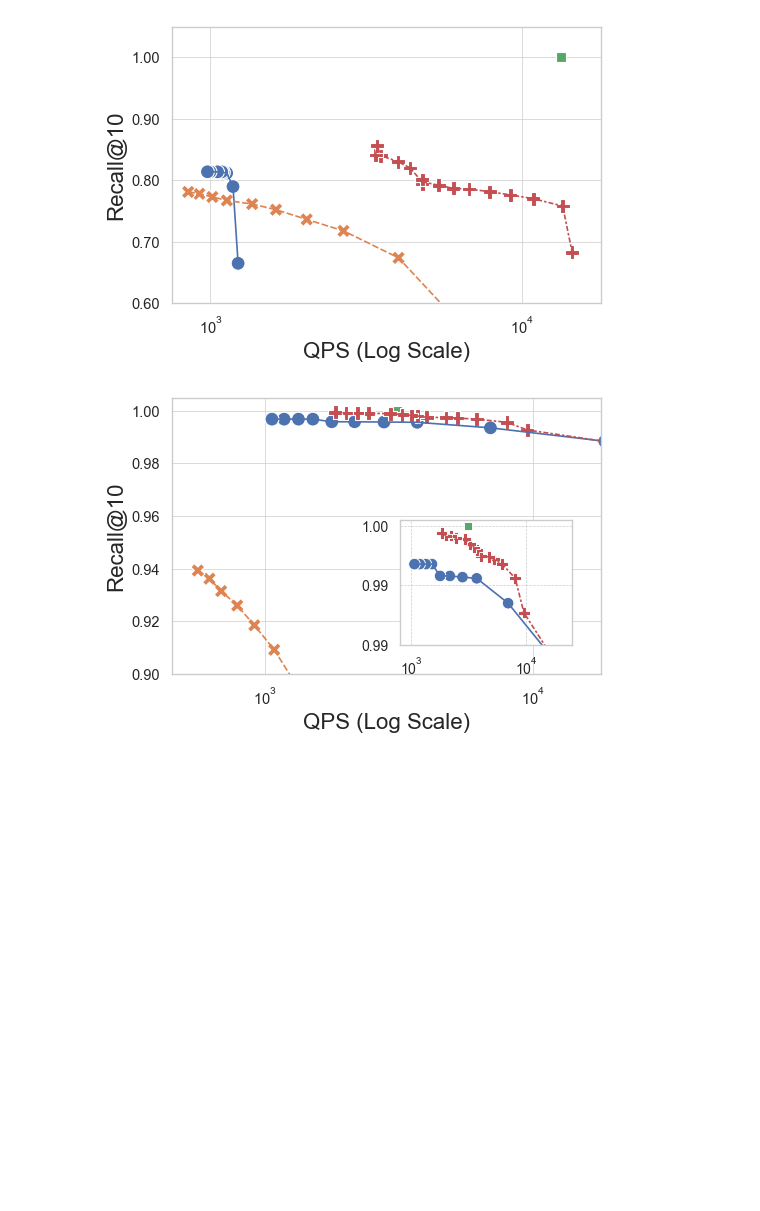
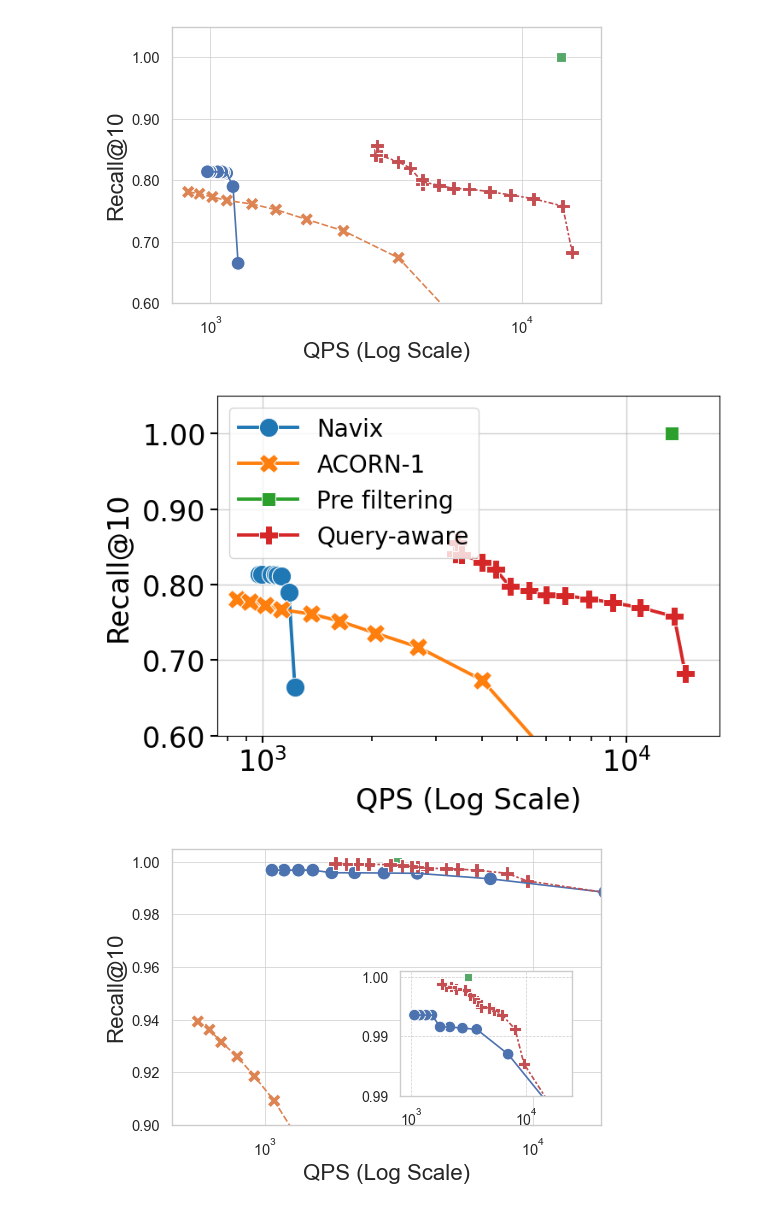
Before and after one commit to AdeelAslamSoton/QueryAwareIndexing, a Jupyter notebook: hnswlib/examples/notebooks/Result.ipynb, the cells around one changed output. Drawn from its saved outputs; the diff is of its cells as text; code cells hidden in the pictures; blank space fills up the shorter version.

```diff
--- a/hnswlib/examples/cpp/Result.ipynb
+++ b/hnswlib/examples/notebooks/Result.ipynb
@@ -706,6 +706,95 @@ plt.tight_layout()
 plt.show()
 # %% [output]
 [figure]
+# %%
+# PAPER Correlation 10 (Improved for consistency with TripClick plots)
+import pandas as pd
+import matplotlib.pyplot as plt
+import seaborn as sns
+from matplotlib.ticker import LogFormatterMathtext
+
+# --- Data Flattening ---
+def flatten_schemes(schemes):
+    rows = []
+    for category, metrics in schemes.items():
+        for value, time, recall in zip(metrics["Value"], metrics["Time"], metrics["Recall"]):
+            rows.append({"Category": category, "Value": value, "Time": time, "Recall": recall})
+    return pd.DataFrame(rows)
+
+# --- Data ---
+schemes = {
+   "Navix": {
+        "Value": [20, 80, 140, 200, 260, 320, 380, 440, 500, 560],
+        "Time": [1226.5, 1181.1, 1127.8, 1127.1, 1098.6, 1098.6, 1086.6, 1053.6, 996.7, 977.7],
+        "Recall": [0.6646, 0.7895, 0.8115, 0.8115, 0.8125, 0.8125, 0.8135, 0.8135, 0.8136, 0.8136]
+    },
+    "ACORN-1": {
+        "Value": [20, 80, 140, 200, 260, 320, 380, 440, 500, 560],
+        "Time": [8403.36, 4016.06, 2673.8, 2036.66, 1623.38, 1360.54, 1128.67, 1014.2, 920.81, 848.176],
+        "Recall": [0.4989, 0.6735, 0.7174, 0.736, 0.7519, 0.7611, 0.7669, 0.7726, 0.7778, 0.7808]
+    },
+    "Pre filtering": {
+        "Value": [20],
+        "Time": [13333.33],
+        "Recall": [1]
+    },
+    "Query-aware": {
+        "Value": [20, 80, 140, 200, 260, 320, 380, 440, 500, 560, 700, 900, 1100, 1300, 1500],
+        "Time": [14492.75, 13513.51, 10869.57, 9174.31, 7874.02, 6756.76, 6024.10, 5405.41, 4784.69,
+                 4784.69, 4366.81, 4000.00, 3521.13, 3389.83, 3424.66],
+        "Recall": [0.6826, 0.7578, 0.7698, 0.776, 0.7812, 0.7856, 0.7865, 0.7917, 0.7936,
+                   0.801, 0.82, 0.83, 0.84, 0.841, 0.856]
+    }
+}
+
+df = flatten_schemes(schemes)
+
+# --- Styling (matching TripClick figure) ---
+LABEL_FONTSIZE = 24
+TICK_FONTSIZE = 24
+LEGEND_FONTSIZE = 20
+LINE_WIDTH = 2.8
+MARKER_SIZE = 16
+
+# --- Figure ---
+fig, ax = plt.subplots(figsize=(7.5, 5.2))
+
+# --- Lineplot + Scatter for markers ---
+sns.lineplot(
+    data=df, x="Time", y="Recall", hue="Category", style="Category",
+    linewidth=LINE_WIDTH, markers=True, markersize=MARKER_SIZE, dashes=False, ax=ax
+)
+
+# --- Axes Formatting ---
+ax.set_xscale("log")
+ax.set_xlabel("QPS (Log Scale)", fontsize=LABEL_FONTSIZE, labelpad=8)
+ax.set_ylabel("Recall@10", fontsize=LABEL_FONTSIZE, labelpad=8)
+ax.set_ylim(0.60, 1.05)
+ax.set_xlim(750, 1.8e4)
+ax.grid(True, which='major', linestyle="-", linewidth=1.0, alpha=0.6)
+
+# --- Ticks ---
+ax.tick_params(axis='both', which='major', labelsize=TICK_FONTSIZE, width=1.5, length=6)
+ax.tick_params(axis='both', which='minor', width=1.2, length=4)
+ax.xaxis.set_major_formatter(LogFormatterMathtext(base=10))
+ax.yaxis.set_major_formatter(plt.FuncFormatter(lambda y, _: f'{y:.2f}'))
+
+# --- Legend (same style as upper plot) ---
+ax.legend(
+    loc="upper left",
+    fontsize=LEGEND_FONTSIZE,
+    title_fontsize=LEGEND_FONTSIZE + 1,
+    frameon=True,
+    handlelength=2.5,
+    handletextpad=0.8
+)
+
+# --- Save or show ---
+plt.tight_layout()
+plt.savefig("/data3/Adeel/Query-AwareResult/Correlation10.pdf", format="pdf", bbox_inches="tight", dpi=600)
+plt.show()
+# %% [output]
+[figure, added]
 # %%
 #Co relation 100
 #PAPER  Coorelation 10
```
Also changed, not shown: parts of 9 cells of this notebook, 46 other files.
